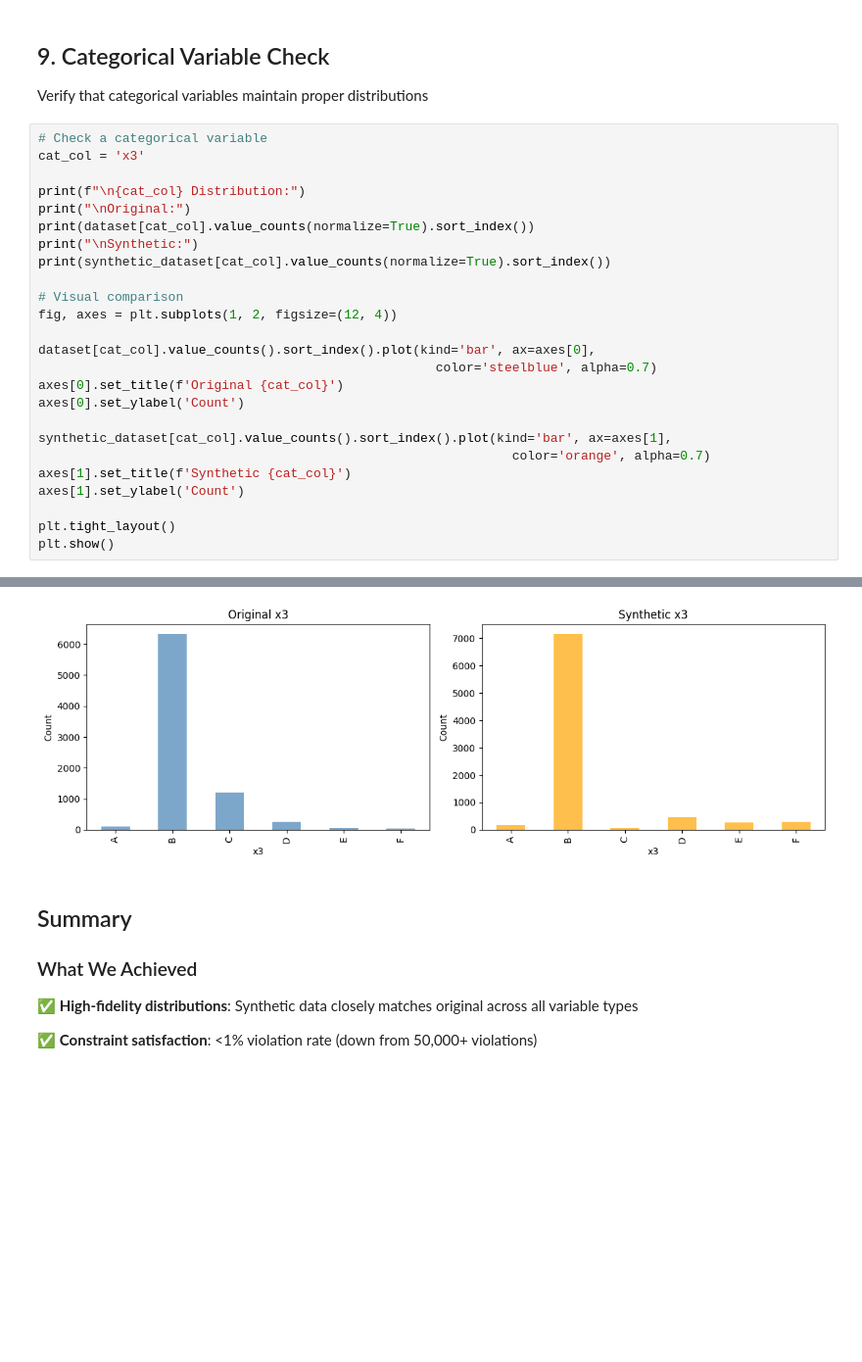
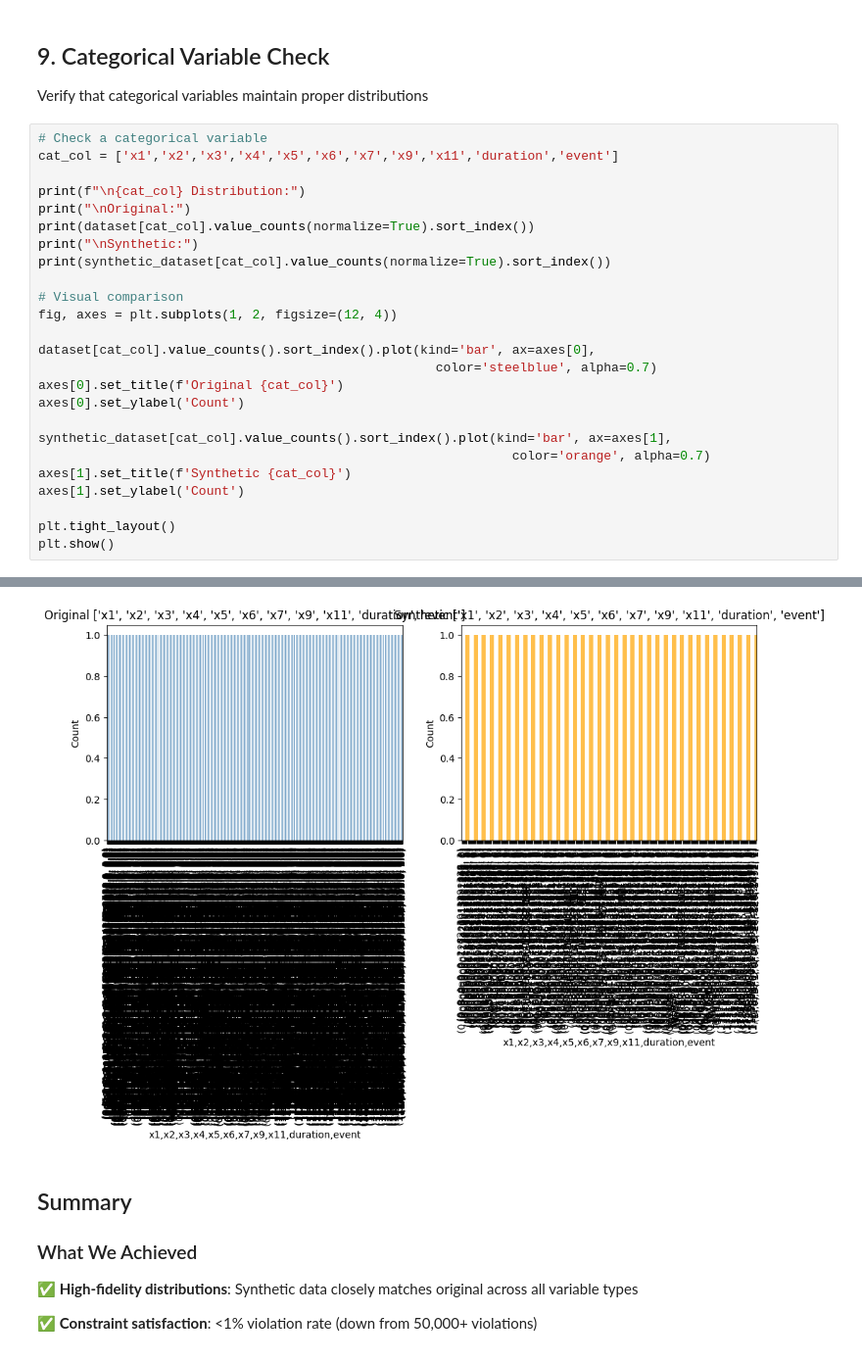
Before and after one commit to nhsengland/NHSSynth, a Jupyter notebook: auxiliary/mwe_optimized.ipynb, the cells around one changed output, grey strips where cells are left out. Shown at 98% size. Drawn from its saved outputs; the diff is of its cells as text; blank space fills up the shorter version.

```diff
--- a/auxiliary/mwe_optimized.ipynb
+++ b/auxiliary/mwe_optimized.ipynb
@@ -532,7 +433,7 @@ Average Std Match: 38.9%
 Verify that categorical variables maintain proper distributions
 # %%
 # Check a categorical variable
-cat_col = 'x3'
+cat_col = ['x1','x2','x3','x4','x5','x6','x7','x9','x11','duration','event']
 
 print(f"\n{cat_col} Distribution:")
 print("\nOriginal:")
@@ -576,4 +477,4 @@ Name: proportion, dtype: float64
-[figure, old version]
+[figure, new version]
 # %% [markdown]
 ## Summary
 
```
Also changed, not shown: parts of 17 cells of this notebook, 23 other files.
